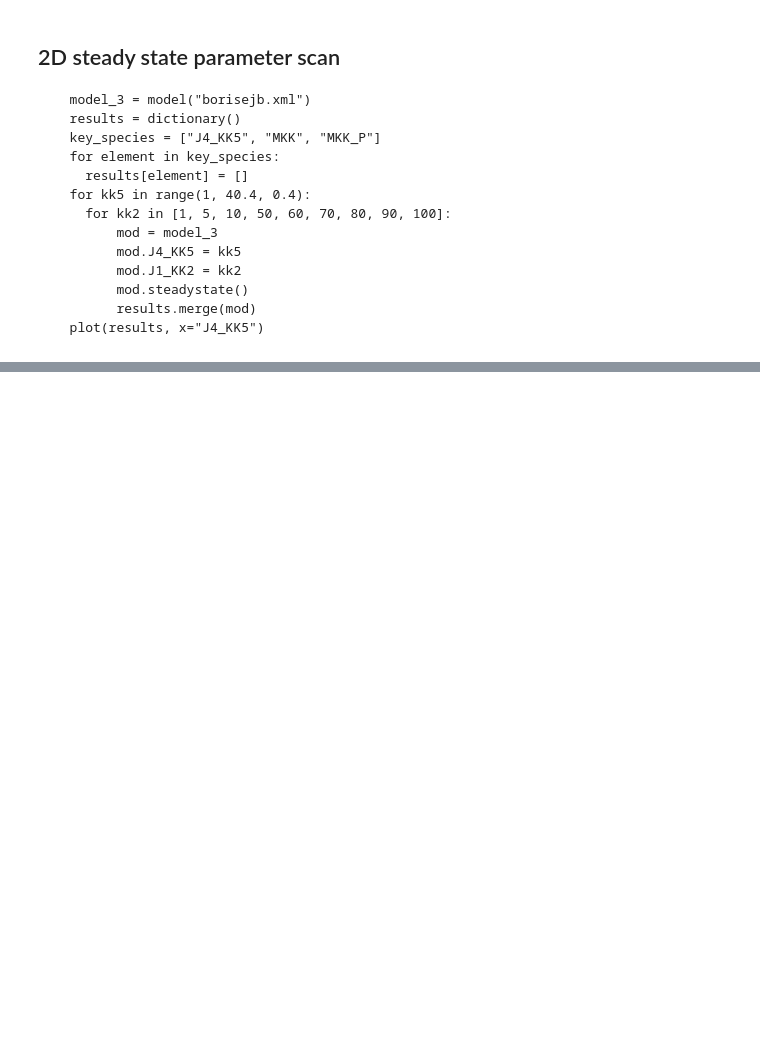
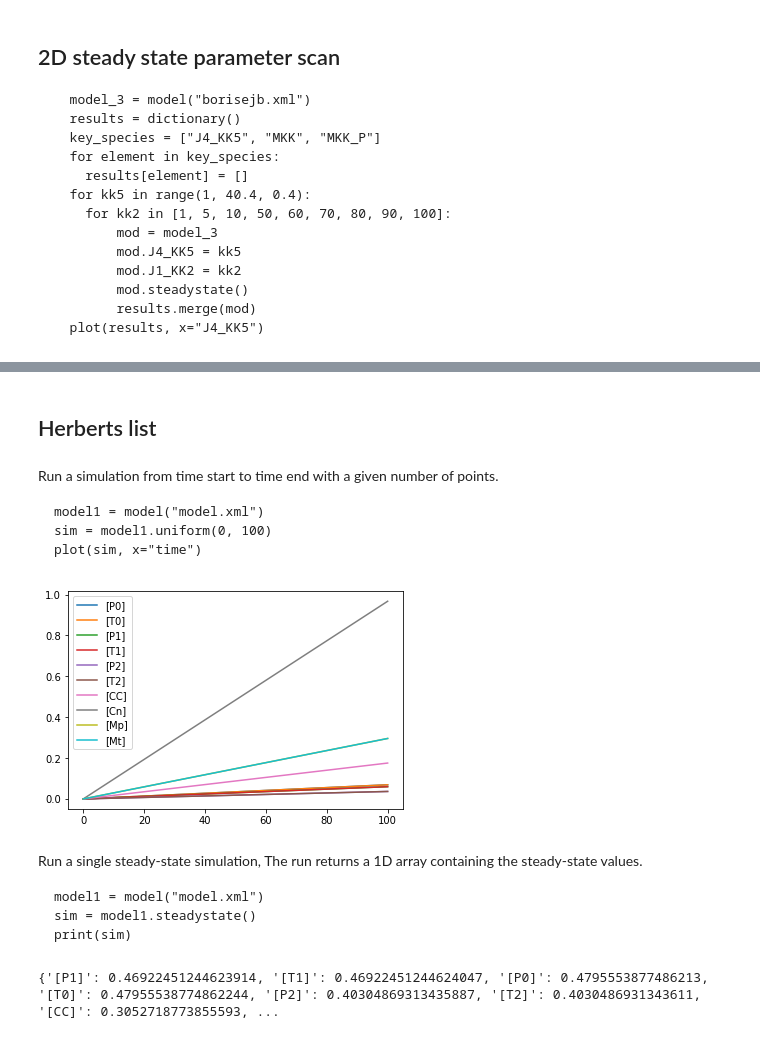
Before and after one commit to matthiaskoenig/sedml-script, a Jupyter notebook: sedml-script.ipynb, the cells around one changed output, grey strips where cells are left out. Drawn from its saved outputs; the diff is of its cells as text; code cells hidden in the pictures; blank space fills up the shorter version.

````diff
--- a/sedml-script.ipynb
+++ b/sedml-script.ipynb
@@ -279,0 +276,45 @@ print(results)
+# %% [markdown]
+## Herberts list
+# %% [markdown]
+Run a simulation from time start to time end with a given number of points.
+```
+model1 = model("model.xml")
+sim = model1.uniform(0, 100)
+plot(sim, x="time")
+```
+# %%
+model1 = model("./models/BIOMD0000000021.xml")
+# FIXME: some standard way to define subsets of selections
+species_ids = [f"[{sid}]" for sid in model1.model.getFloatingSpeciesIds() + model1.model.getBoundarySpeciesIds()]
+selections = ["time"] + species_ids
+outputVariables(model1, selections=selections)
+
+sim = uniform(model1, start=0, end=100)
+
+fig, p1 = plt.subplots()
+for key in species_ids:
+    p1.plot(sim.time, sim[key], label=key)
+
+# FIXME: how to do legends
+p1.legend();
+# %% [output]
+[figure, added]
+# %% [markdown]
+Run a single steady-state simulation, The run returns a 1D array containing the steady-state values.
+```
+model1 = model("model.xml")
+sim = model1.steadystate()
+print(sim)
+```
+# %%
+model1 = model("./models/BIOMD0000000021.xml")
+model1.conservedMoietyAnalysis = True
+
+# FIXME: some standard way to define subsets of selections
+species_ids = [f"[{sid}]" for sid in model1.model.getFloatingSpeciesIds() + model1.model.getBoundarySpeciesIds()]
+outputVariables(model1, selections=species_ids)
+
+sim = steadystate(model1)
+print(sim)
+# %% [output]
+{'[P1]': 0.46922451244623914, '[T1]': 0.46922451244624047, '[P0]': 0.4795553877486213, '[T0]': 0.47955538774862244, '[P2]': 0.40304869313435887, '[T2]': 0.4030486931343611, '[CC]': 0.3052718773855593, ...
````
Also changed, not shown: parts of 17 cells of this notebook, 6 other files.
